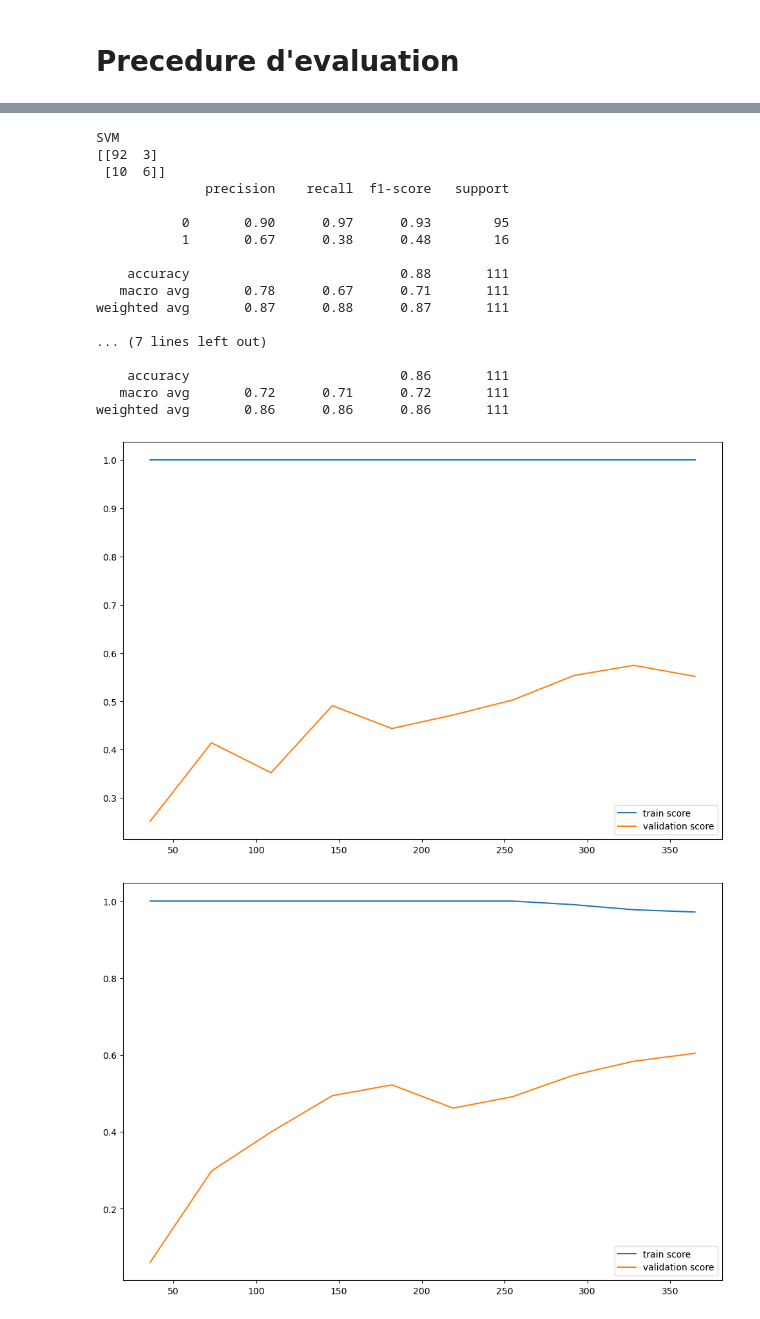
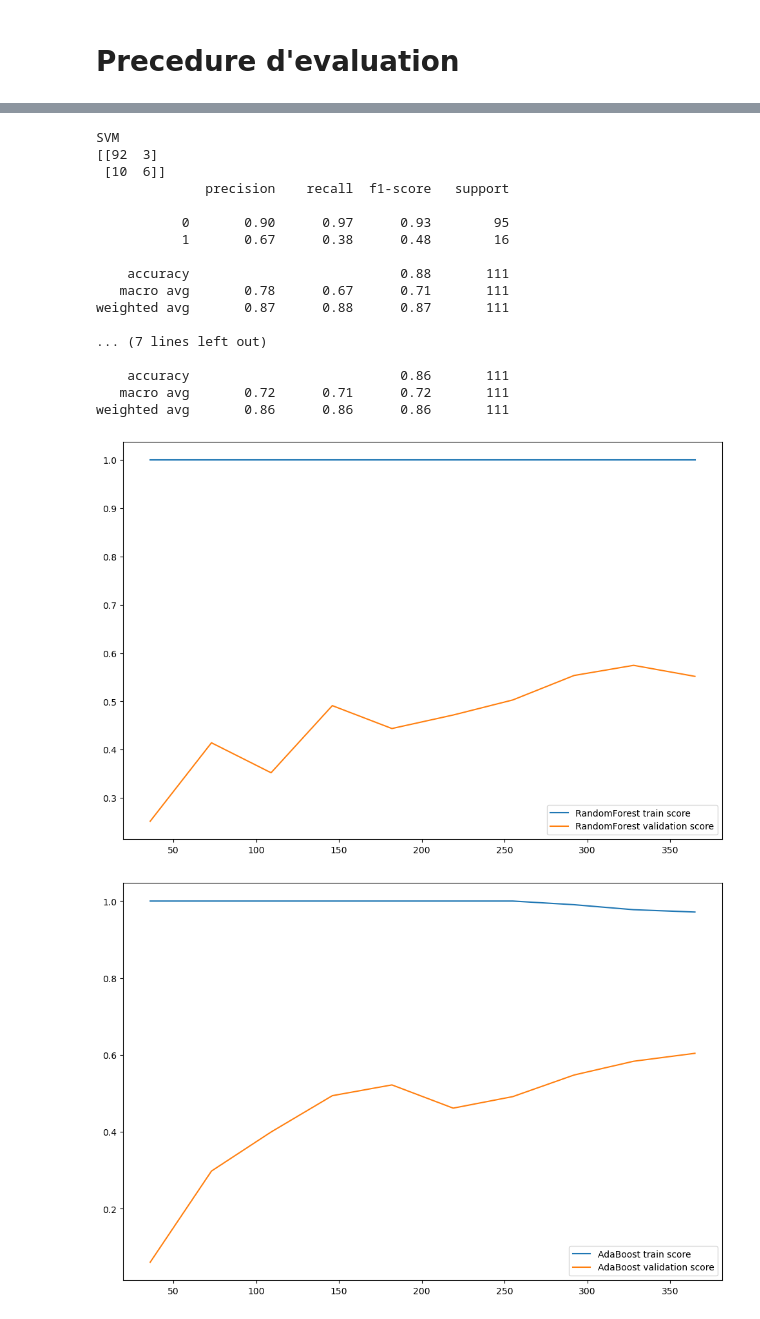
Before and after one commit to KHARBOUCHEBilal/Covid_2019_ML, a Jupyter notebook: optimisation_model.ipynb, the cells around one changed output, grey strips where cells are left out. Drawn from its saved outputs; the diff is of its cells as text; code cells hidden in the pictures.

```diff
--- a/optimisation_model.ipynb
+++ b/optimisation_model.ipynb
@@ -133,7 +133,7 @@ dict_of_models = {'RandomForest' : RandomForest,
 from sklearn.metrics import recall_score, f1_score, confusion_matrix, classification_report # metric
 from sklearn.model_selection import learning_curve # overrefitting , underfitting
 # %%
-def evaluation(model):
+def evaluation(model, name):
     model.fit(X_train, y_train)
     y_pred = model.predict(X_test)
 
@@ -143,13 +143,13 @@ def evaluation(model):
     N, train_score, val_score = learning_curve(model, X_train, y_train, cv=4, scoring='f1', train_sizes=np.linspace(0.1, 1, 10))
 
     plt.figure(figsize=(12, 8))
-    plt.plot(N, train_score.mean(axis=1), label='train score')
-    plt.plot(N, val_score.mean(axis=1), label='validation score')
+    plt.plot(N, train_score.mean(axis=1), label=f'{name} train score')
+    plt.plot(N, val_score.mean(axis=1), label=f'{name} validation score')
     plt.legend()
 # %%
 for name, model in dict_of_models.items():
     print(name)
-    evaluation(model)
+    evaluation(model, name)
 # %% [output]
 RandomForest
 [[91  4]
@@ -158,32 +158,32 @@ RandomForest
 
            0       0.89      0.96      0.92        95
            1       0.56      0.31      0.40        16
 
     accuracy                           0.86       111
    macro avg       0.72      0.64      0.66       111
 weighted avg       0.84      0.86      0.85       111
 
 ... (7 lines left out)
 
     accuracy                           0.88       111
    macro avg       0.77      0.70      0.73       111
 weighted avg       0.87      0.88      0.87       111
 SVM
 [[92  3]
  [10  6]]
               precision    recall  f1-score   support
 
            0       0.90      0.97      0.93        95
            1       0.67      0.38      0.48        16
 
     accuracy                           0.88       111
    macro avg       0.78      0.67      0.71       111
 weighted avg       0.87      0.88      0.87       111
 
 ... (7 lines left out)
 
     accuracy                           0.86       111
    macro avg       0.72      0.71      0.72       111
 weighted avg       0.86      0.86      0.86       111
-[figure, old version]
+[figure, new version]
-[figure, old version]
+[figure, new version]
```
Also changed, not shown: parts of 23 cells of this notebook, 2 other files.
